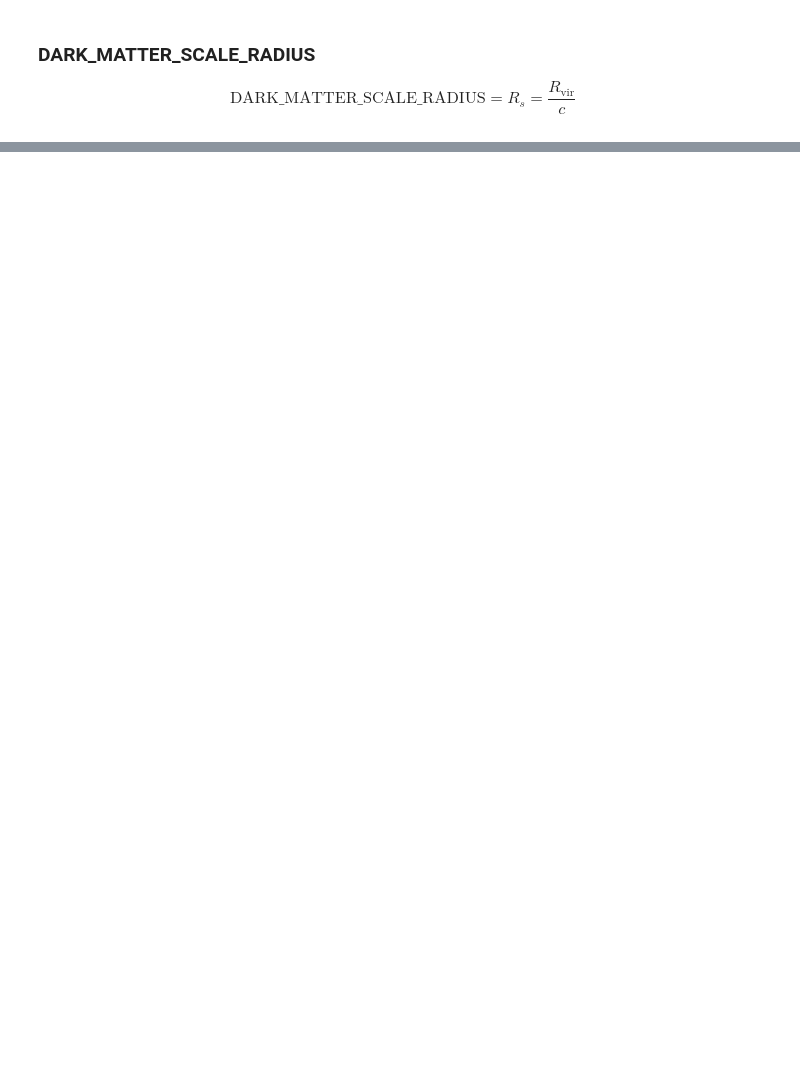
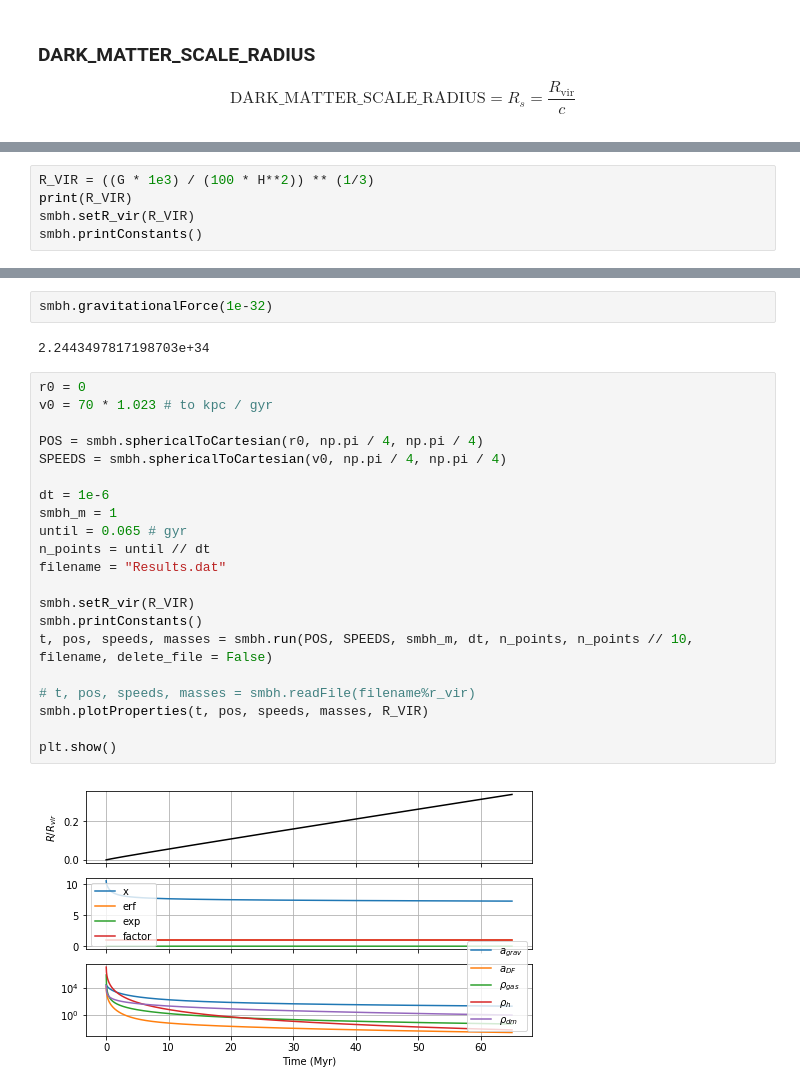
Before and after one commit to jsbarbosa/TesisFisica, a Jupyter notebook: Files/Week 5/Debug.ipynb, the cells around one changed output, grey strips where cells are left out. Saved outputs shown, nothing was run; the diff lists cells and outputs as text; blank space fills up the shorter version.

```diff
--- a/Files/Week 5/Debug.ipynb
+++ b/Files/Week 5/Debug.ipynb
@@ -171,0 +150,5 @@ double darkMatterDensity0(double c)
+# %%
+R_VIR = ((G * 1e3) / (100 * H**2)) ** (1/3)
+print(R_VIR)
+smbh.setR_vir(R_VIR)
+smbh.printConstants()
@@ -183,0 +381,27 @@ $$
+# %%
+smbh.gravitationalForce(1e-32)
+# %% [output]
+2.2443497817198703e+34
+# %%
+r0 = 0
+v0 = 70 * 1.023 # to kpc / gyr
+
+POS = smbh.sphericalToCartesian(r0, np.pi / 4, np.pi / 4)
+SPEEDS = smbh.sphericalToCartesian(v0, np.pi / 4, np.pi / 4)
+
+dt = 1e-6
+smbh_m = 1
+until = 0.065 # gyr
+n_points = until // dt
+filename = "Results.dat"
+
+smbh.setR_vir(R_VIR)
+smbh.printConstants()
+t, pos, speeds, masses = smbh.run(POS, SPEEDS, smbh_m, dt, n_points, n_points // 10, filename, delete_file = False)
+
+# t, pos, speeds, masses = smbh.readFile(filename%r_vir)
+smbh.plotProperties(t, pos, speeds, masses, R_VIR)
+
+plt.show()
+# %% [output]
+[figure, added]
```
Also changed, not shown: parts of 15 cells of this notebook, 18 other files.
